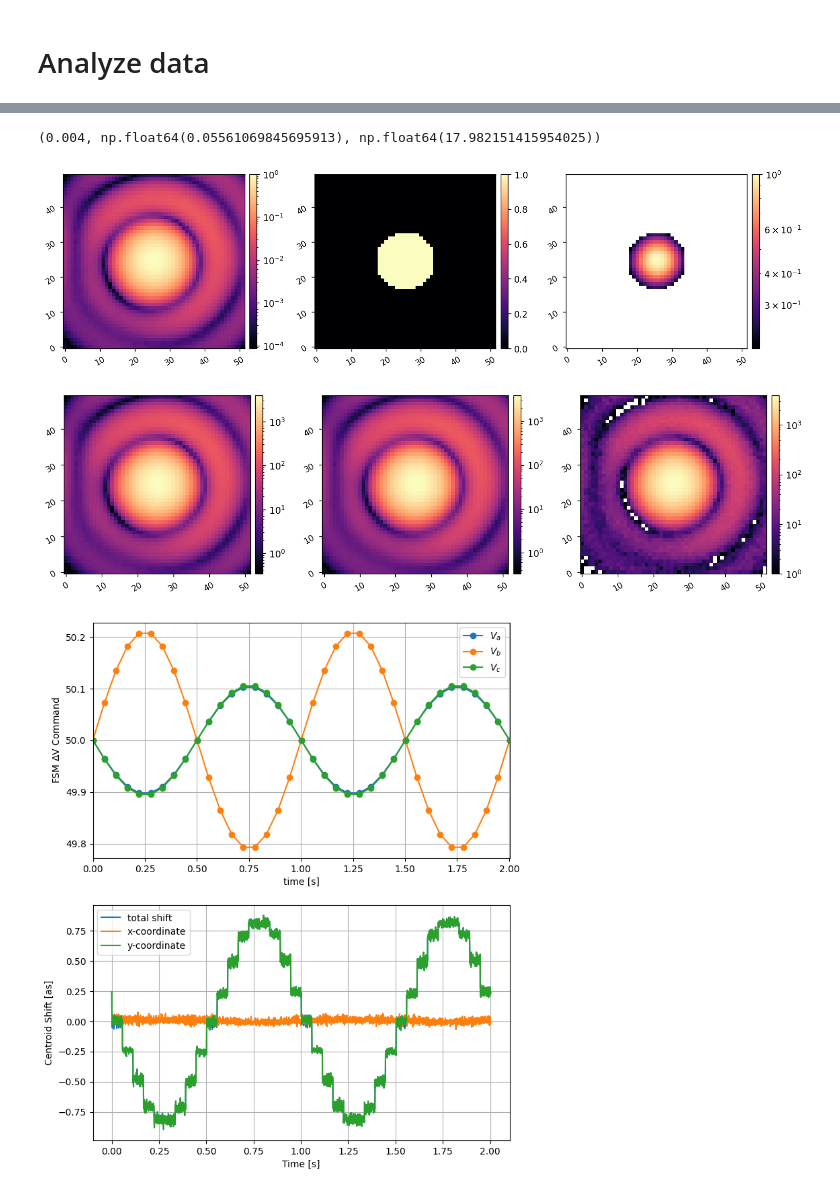
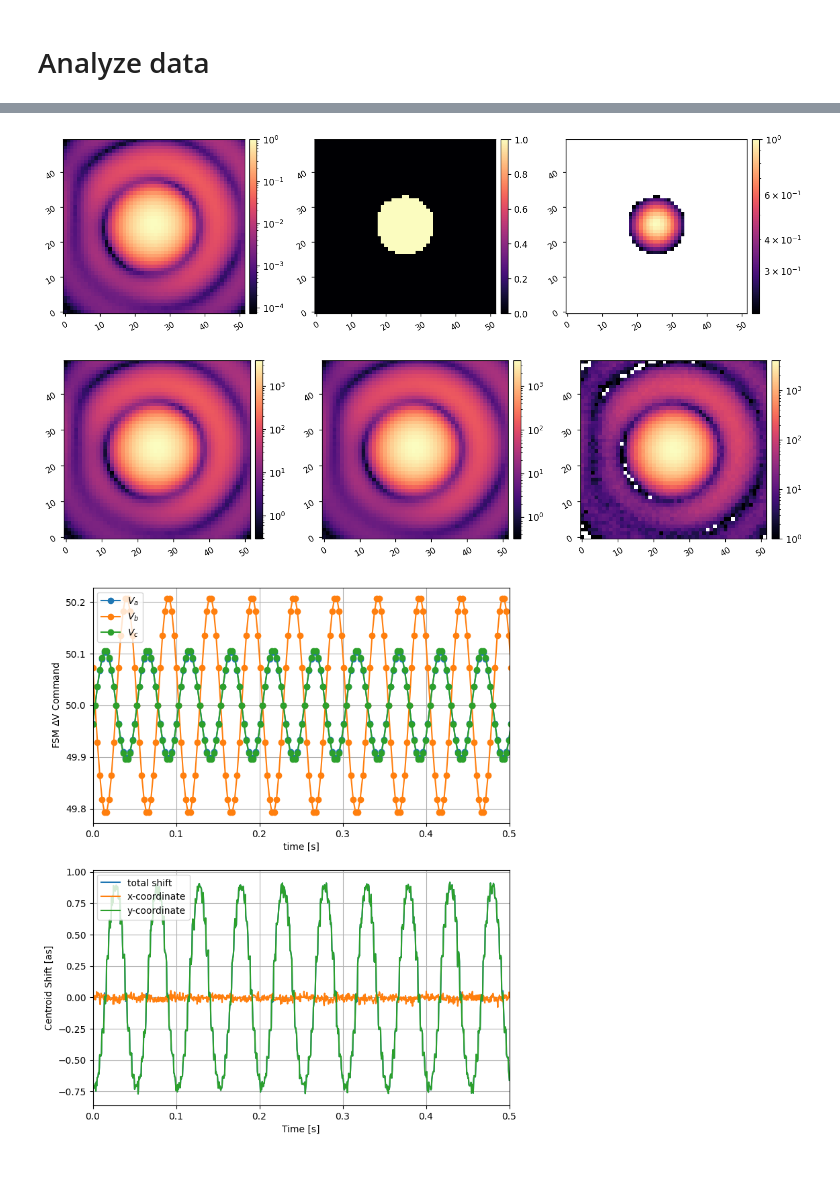
Before and after one commit to nick-lambert/fsm-exps, a Jupyter notebook: test_sin_wave_tilt.ipynb, the cells around one changed output, grey strips where cells are left out. Saved outputs shown, nothing was run; the diff lists cells and outputs as text; code cells hidden in the pictures.

```diff
--- a/test_sin_wave_tilt.ipynb
+++ b/test_sin_wave_tilt.ipynb
@@ -236,9 +247,8 @@ plt.plot(fsm_time_steps)
-# %%
-1/250, np.mean(fsm_time_steps), 1/np.mean(fsm_time_steps)
-# %% [output]
-(0.004, np.float64(0.05561069845695913), np.float64(17.982151415954025))
 # %%
 cthresh = 0.2
+
+xmax = rel_fsm_times.max()
+xmax = 0.5
 
 N = len(cam_data_fnames)
 frame0 = utils.load_fits(str(exp_path/'campupil_0.fits'))
@@ -263,37 +273,37 @@ shift_as = shift_pix * as_per_pix
 total_shift_as = total_shift_pix * as_per_pix
 
 fig = plt.figure(figsize=(8,10))
 plt.subplot(211)
 plt.plot(rel_fsm_times, fsm_commands[:,0], '-o', label='$V_a$')
 plt.plot(rel_fsm_times, fsm_commands[:,1], '-o', label='$V_b$')
 plt.plot(rel_fsm_times, fsm_commands[:,2], '-o', label='$V_c$')
 plt.ylabel('FSM $\Delta$V Command')
 plt.xlabel('time [s]')
-plt.xlim([0,rel_fsm_times.max()])
+plt.xlim([0, xmax])
 # plt.xlim([0, 1])
 plt.grid()
 plt.legend()
 
 plt.subplot(212)
 # plt.plot(rel_cam_times, total_shift_pix, label='total shift')
 # plt.plot(rel_cam_times, shift_pix[:,0], label='x-coordinate')
 # plt.plot(rel_cam_times, shift_pix[:,1], label='y-coordinate')
 # plt.ylabel('Centroid Shift [pixels]')
 plt.plot(rel_cam_times, total_shift_as, label='total shift')
 plt.plot(rel_cam_times, shift_as[:,0], label='x-coordinate')
 plt.plot(rel_cam_times, shift_as[:,1], label='y-coordinate')
 plt.ylabel('Centroid Shift [as]')
 plt.xlabel('Time [s]')
-# plt.xlim([0, rel_cam_times.max()])
+plt.xlim([0, xmax])
 # plt.xlim([0, 1])
 plt.grid()
 plt.legend()
 
 plt.show()
 # %% [output]
 [figure]
-[figure, old version]
+[figure, new version]
-[figure, old version]
+[figure, new version]
 # %%
 import numpy as np
 import matplotlib.pyplot as plt
```
Also changed, not shown: parts of 6 cells of this notebook, 1 other file.
